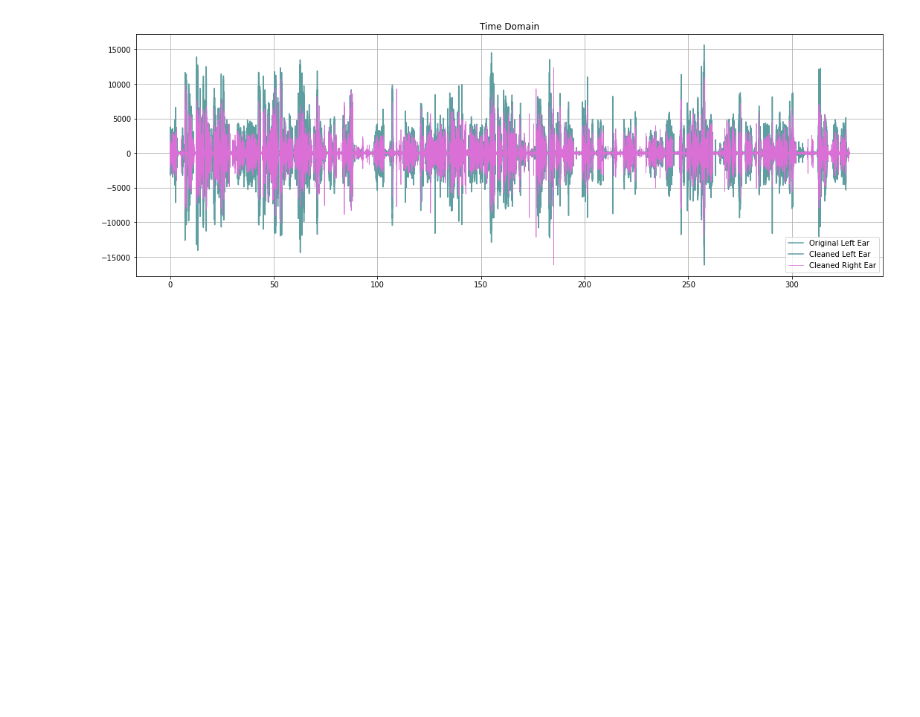
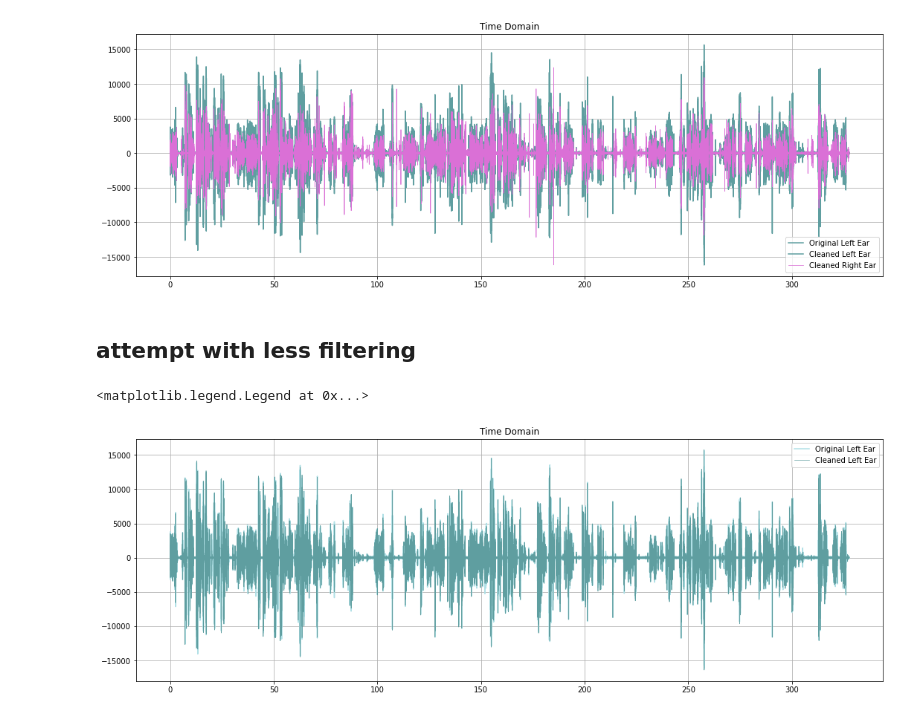
Before and after one commit to suhavni/ssm, a Jupyter notebook: Homework/Homework 3.5.ipynb, the cells around one changed output. Saved outputs shown, nothing was run; the diff lists cells and outputs as text; code cells hidden in the pictures; blank space fills up the shorter version.

```diff
--- a/Homework/Homework 3.5.ipynb
+++ b/Homework/Homework 3.5.ipynb
@@ -198 +197,18 @@ cleaned_audio
 wavfile.write('audio/hw35-noise-reduction.wav', freq, np.array(cleaned_audio, dtype=np.int16))
+# %% [markdown]
+## attempt with less filtering
+# %%
+mask2 = np.where(np.logical_and(x_freq > 0, x_freq < 5000), 1, 0)
+y_left_cleaned_freq2 = y_left_freq * mask2
+
+cleaned_y_left2 = irfft(y_left_cleaned_freq2)
+plt.figure(figsize=(18,6))
+plt.plot(t, y_left, label='Original Left Ear', color='powderblue')
+plt.plot(t, cleaned_y_left2, label='Cleaned Left Ear', color='cadetblue', lw=0.7)
+
+plt.title('Time Domain')
+plt.grid()
+plt.legend()
+# %% [output]
+<matplotlib.legend.Legend at 0x...>
+[figure, added]
```
Also changed, not shown: parts of 3 cells of this notebook.
